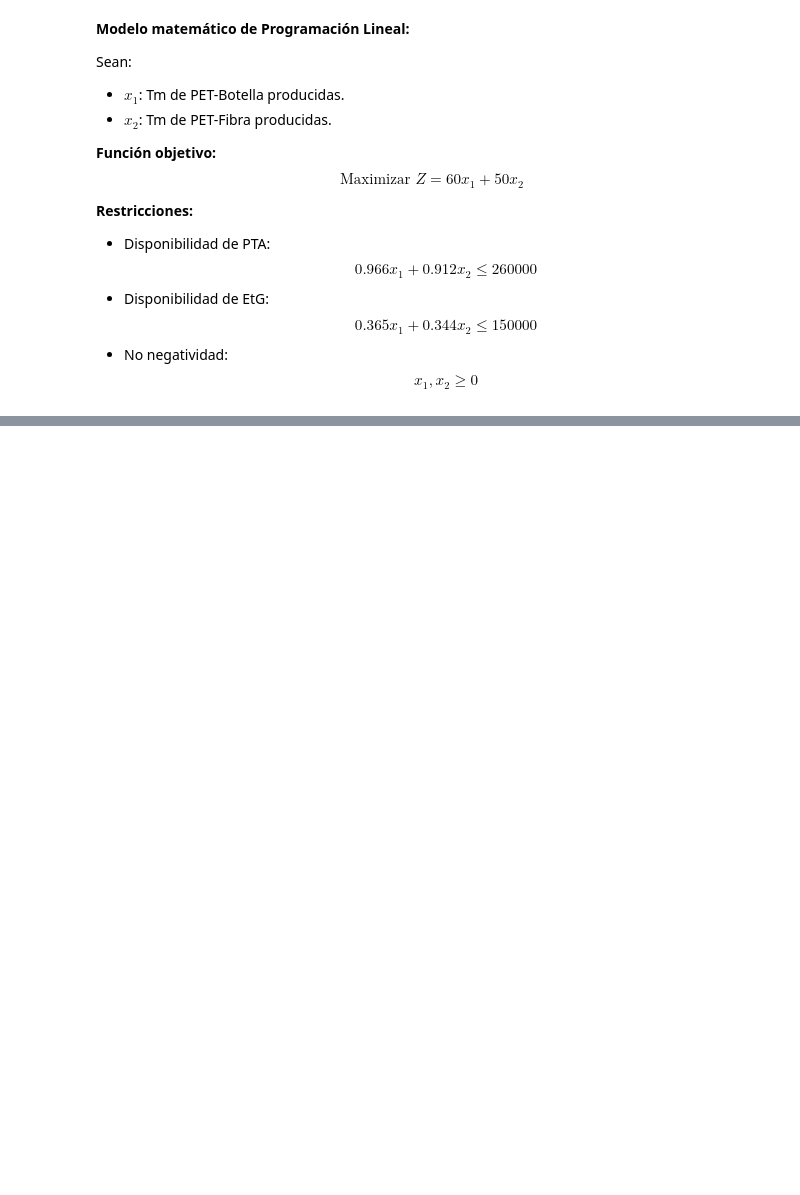
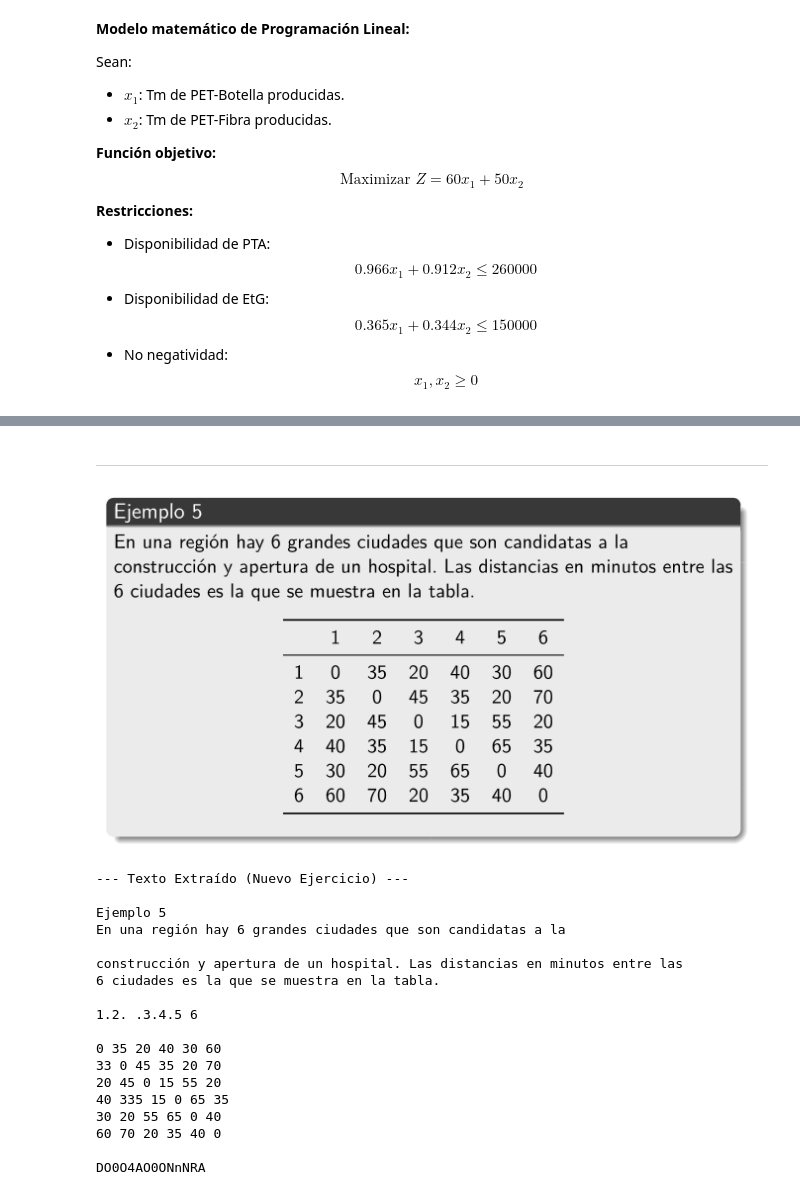
Before and after one commit to JulTob/Optimization, a Jupyter notebook: Ejemplos_de_Modelización.ipynb, the cells around one changed output, grey strips where cells are left out. Drawn from its saved outputs; the diff is of its cells as text; code cells hidden in the pictures; blank space fills up the shorter version.

```diff
--- a/Ejemplos_de_Modelización.ipynb
+++ b/Ejemplos_de_Modelización.ipynb
@@ -28,0 +201,36 @@ $$ \text{Maximizar } Z = 60x_1 + 50x_2 $$
+# %% [markdown]
+----
+# %%
+import pytesseract
+from PIL import Image
+import IPython.display as display
+
+image_path_nuevo_ej = '/content/Screenshot 2026-09-10 at 15.54.36.png'
+
+# Mostrar la imagen para referencia visual
+display.display(Image.open(image_path_nuevo_ej))
+
+# Extraer y mostrar el texto
+texto_extraido_nuevo_ej = pytesseract.image_to_string(Image.open(image_path_nuevo_ej), lang='spa')
+print("\n--- Texto Extraído (Nuevo Ejercicio) ---\n")
+print(texto_extraido_nuevo_ej)
+# %% [output]
+[figure, added]
+--- Texto Extraído (Nuevo Ejercicio) ---
+
+Ejemplo 5
+En una región hay 6 grandes ciudades que son candidatas a la
+
+construcción y apertura de un hospital. Las distancias en minutos entre las
+6 ciudades es la que se muestra en la tabla.
+
+1.2. .3.4.5 6
+
+0 35 20 40 30 60
+33 0 45 35 20 70
+20 45 0 15 55 20
+40 335 15 0 65 35
+30 20 55 65 0 40
+60 70 20 35 40 0
+
+DO0O4AO0ONnNRA
```
Also changed, not shown: parts of 21 cells of this notebook.
